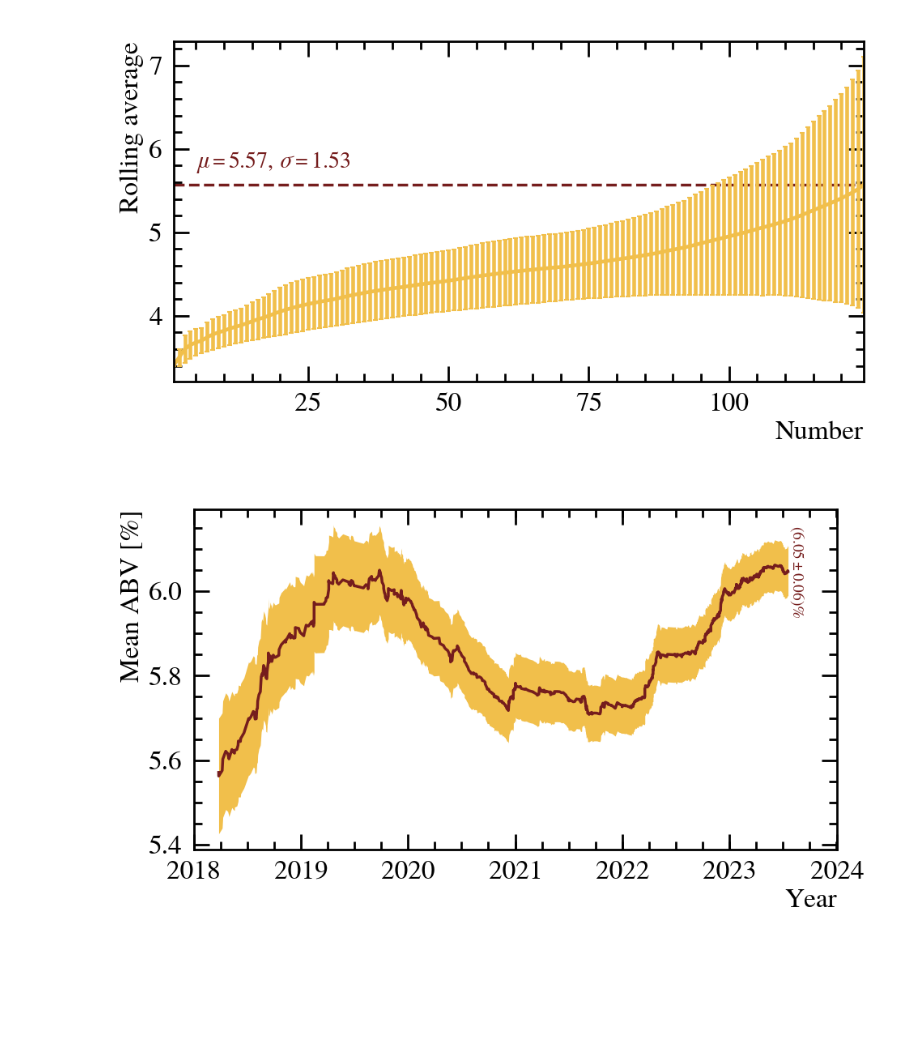
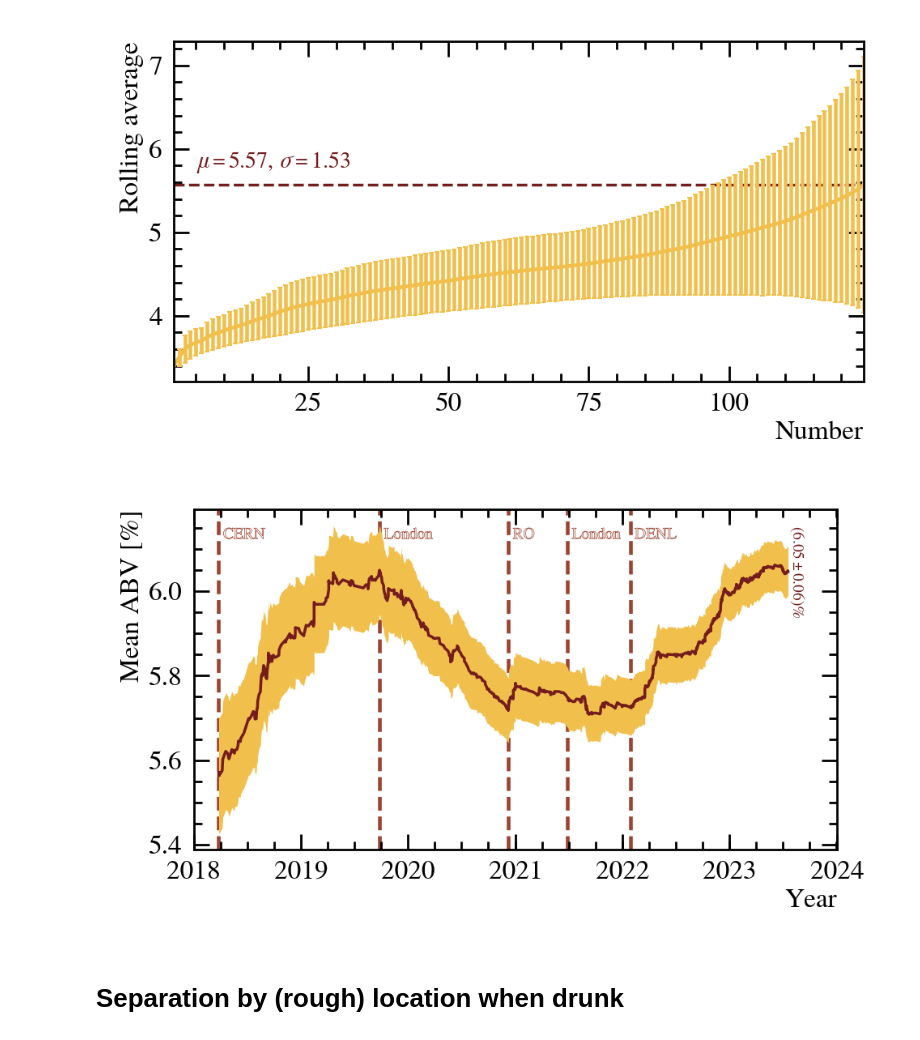
Before and after one commit to RDMoise/many-beers, a Jupyter notebook: studyBeers.ipynb, the cells around one changed output. Drawn from its saved outputs; the diff is of its cells as text; code cells hidden in the pictures; blank space fills up the shorter version.

```diff
--- a/studyBeers.ipynb
+++ b/studyBeers.ipynb
@@ -84,6 +86,13 @@ plt.tick_params(axis='both', top=False,right=False)
 plt.show()
 # %% [output]
 [figure]
+# %%
+dates = [dt.datetime(2018,3,27,0,0), dt.datetime(2019,9,26,0,0), dt.datetime(2020,12,8,0,0), dt.datetime(2021,6,27,0,0), dt.datetime(2022,1,27,0,0), dt.datetime(2025,1,1,0,0)]
+locations = ['CERN', 'London', 'RO', 'London', 'DENL']
+def plotLandmarkDates(y, zorder=-99):
+    for i in range(len(locations)):
+        plt.axvline(x=dates[i], c='#9C4431', ls='--', zorder=zorder) # F1DD59 # EED892
+        plt.text(dates[i]+dt.timedelta(days=15), y, locations[i], c='w', va='top', zorder=zorder, path_effects=[pe.Stroke(linewidth=.5, foreground='#9C4431')])
 # %% [markdown]
 # Time evolution
 # %%
@@ -210,18 +220,18 @@ for i in range(len(mus)):
 # %%
 fig, ax = plt.subplots(figsize=(16*.6,9*.6))
 plt.tight_layout()
 plt.margins(x=0)
 plt.xlabel('Year')
 plt.ylabel('Mean ABV [%]')
 # plt.errorbar([dAfter.Date[0]] + list(dAfter.Date), mus, errs, color='#f1bf4b', ls='',marker='.', markersize=.5, elinewidth=1, capthick=1, capsize=.5, lw=.5)
 ax.fill_between([dAfter.Date[0]] + list(dAfter.Date), np.array(mus)+errs, np.array(mus)-errs, color='#f1bf4b', lw=0)
-p1 = ax.plot([dAfter.Date[0]] + list(dAfter.Date), mus, color='#751D1D', lw=2.5, label='bla')
-plt.text(np.max(dAfter.Date), mus[-1], f"$({mus[-1]:.2f}\pm{errs[-1]:.2f})\\%$", color='#751D1D', va='center', rotation=-90, fontsize=14)
+p1 = ax.plot([dAfter.Date[0]] + list(dAfter.Date), mus, color='#751d1d', lw=2.5, label='bla')
+plt.text(np.max(dAfter.Date), mus[-1], f"$({mus[-1]:.2f}\pm{errs[-1]:.2f})\\%$", color='#751d1d', va='center', rotation=-90, fontsize=14)
 ax.set_xlim([dt.date(2018,1,1), dt.date(2024,1,1)])
-# ax.set_ylim([5.5,6.1])
-# p2 = ax.fill(np.NaN, np.NaN, color='#f1bf4b', lw=0)
-# plt.legend([(p2[0],p1[0]),], ['Bla'])
+plotLandmarkDates(6.15)
 applyUniformFont(ax,24)
 plt.show()
 # %% [output]
-[figure, old version]
+[figure, new version]
+# %% [markdown]
+# Separation by (rough) location when drunk
```
Also changed, not shown: parts of 5 cells of this notebook, 10 other files.
